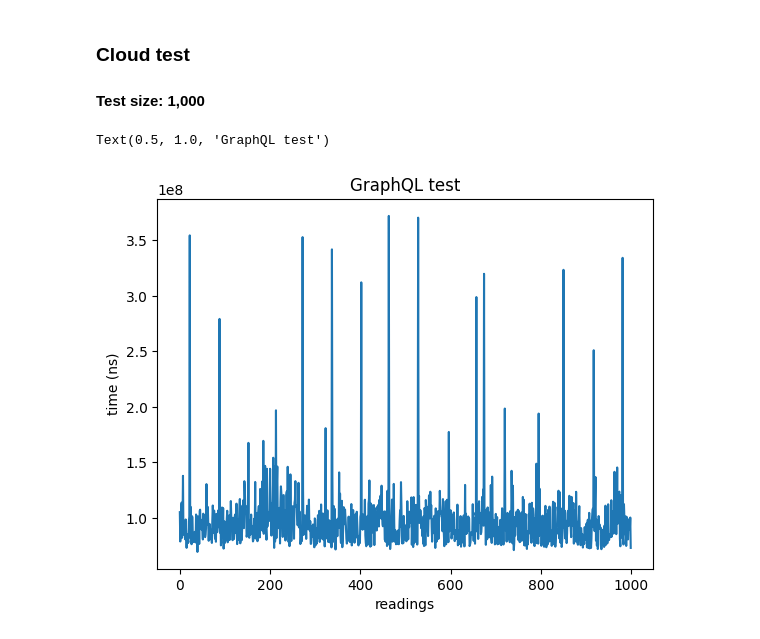
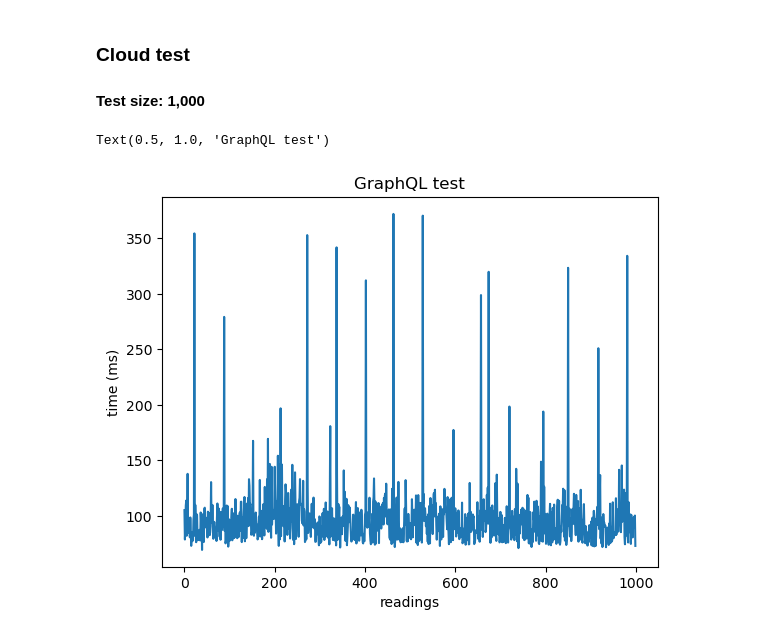
Before and after one commit to emotorad-tech/graph-vs-rest, a Jupyter notebook: test1/comparison.ipynb, the cells around one changed output. Saved outputs shown, nothing was run; the diff lists cells and outputs as text; code cells hidden in the pictures.

```diff
--- a/test1/comparison.ipynb
+++ b/test1/comparison.ipynb
@@ -53,16 +61,19 @@ dtype: float64
 # %%
 df_graphql_cloud = pd.read_csv('./graphql-test/cloud_data.csv')
 df_rest_cloud = pd.read_csv('./rest-test/cloud_data.csv')
+
+df_graphql_cloud = df_graphql_cloud / 1000000
+df_rest_cloud = df_rest_cloud / 1000000
 # %%
 y = df_graphql_cloud['Values']
 x = range(len(y))
 plt.plot(x, y)
 plt.xlabel('readings')
-plt.ylabel('time (ns)')
+plt.ylabel('time (ms)')
 plt.title('GraphQL test')
 # %% [output]
 Text(0.5, 1.0, 'GraphQL test')
-[figure, old version]
+[figure, new version]
 # %%
 y = df_rest_cloud['Values']
 x = range(len(y))
```
Also changed, not shown: parts of 10 cells of this notebook, 53 other files.
